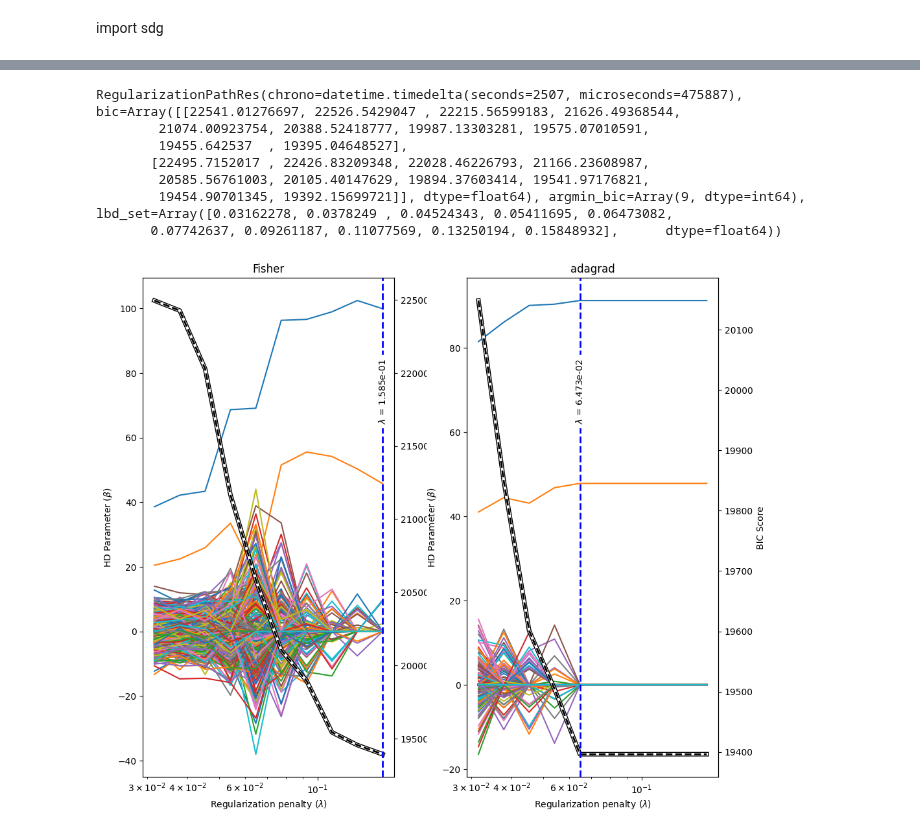
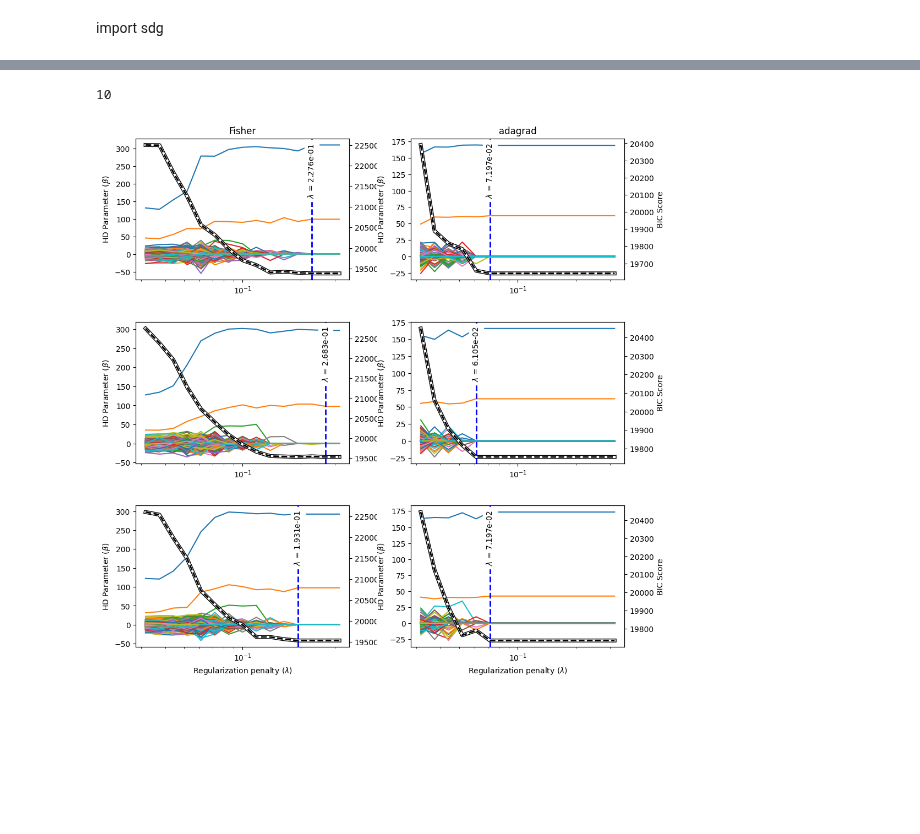
Before and after one commit to caillebotteAntoine/sdg4varselect, a Jupyter notebook: results/simulation_study/precond_test/preconditionner_study.ipynb, the cells around one changed output, grey strips where cells are left out. Saved outputs shown, nothing was run; the diff lists cells and outputs as text; code cells hidden in the pictures; blank space fills up the shorter version.

```diff
--- a/results/simulation_study/precond_test/preconditionner_study.ipynb
+++ b/results/simulation_study/precond_test/preconditionner_study.ipynb
@@ -120,9 +121,10 @@ from sdg4varselect.outputs import TestResults
 
 m = HDLogisticMixedEffectsModel
 config = [
-    {"name": "Fisher", "seed_name": "S(1, 1)"},
+    {"name": "Fisher", "seed_name": "S(1, 10)"},
     {"name": "adagrad", "seed_name": "S(1, 10)"},
-    {"name": "fisheradagrad", "seed_name": "S(1, 2)"},
+    # {"name": "adagrad", "seed_name": "S(1, 2)"},
+    # {"name": "fisheradagrad", "seed_name": "S(1, 2)"},
 ]
 
 results = TestResults(
@@ -182,27 +185,23 @@ fig.tight_layout()
-# %%
-results[0][0]
-# %% [output]
-RegularizationPathRes(chrono=datetime.timedelta(seconds=2507, microseconds=475887), bic=Array([[22541.01276697, 22526.5429047 , 22215.56599183, 21626.49368544,
-        21074.00923754, 20388.52418777, 19987.13303281, 19575.07010591,
-        19455.642537  , 19395.04648527],
-       [22495.7152017 , 22426.83209348, 22028.46226793, 21166.23608987,
-        20585.56761003, 20105.40147629, 19894.37603414, 19541.97176821,
-        19454.90701345, 19392.15699721]], dtype=float64), argmin_bic=Array(9, dtype=int64), lbd_set=Array([0.03162278, 0.0378249 , 0.04524343, 0.05411695, 0.06473082,
-       0.07742637, 0.09261187, 0.11077569, 0.13250194, 0.15848932],      dtype=float64))
+# %%
+len(results[0])
+# %% [output]
+10
 # %%
 fig = sdgplt.figure(10, 10)
-subfigs = fig.subfigures(1, len(results))
+subfigs = fig.subfigures(3, len(results))
 
 for i in range(len(results)):
-    _ = sdgplt.plot_reg_path(
-        reg_res=results[i][0].standardize(),
-        dim_ld=myModel.DIM_LD,
-        fig=subfigs[i],
-    )
+    for j in range(subfigs.shape[0]):
+        _ = sdgplt.plot_reg_path(
+            reg_res=results[i][j].standardize(),
+            dim_ld=myModel.DIM_LD,
+            fig=subfigs[j][i],
+        )
+        subfigs[j][i].axes[0].set_title("")
 
-    subfigs[i].axes[0].set_title(results.config[i]["name"])
+    subfigs[0][i].axes[0].set_title(results.config[i]["name"])
 # %% [output]
-[figure, old version]
+[figure, new version]
 # %%
 _ = sdgplt.plot_2_panel_selected_theta_hd(
     results,
```
Also changed, not shown: parts of 6 cells of this notebook, 5 other files.
